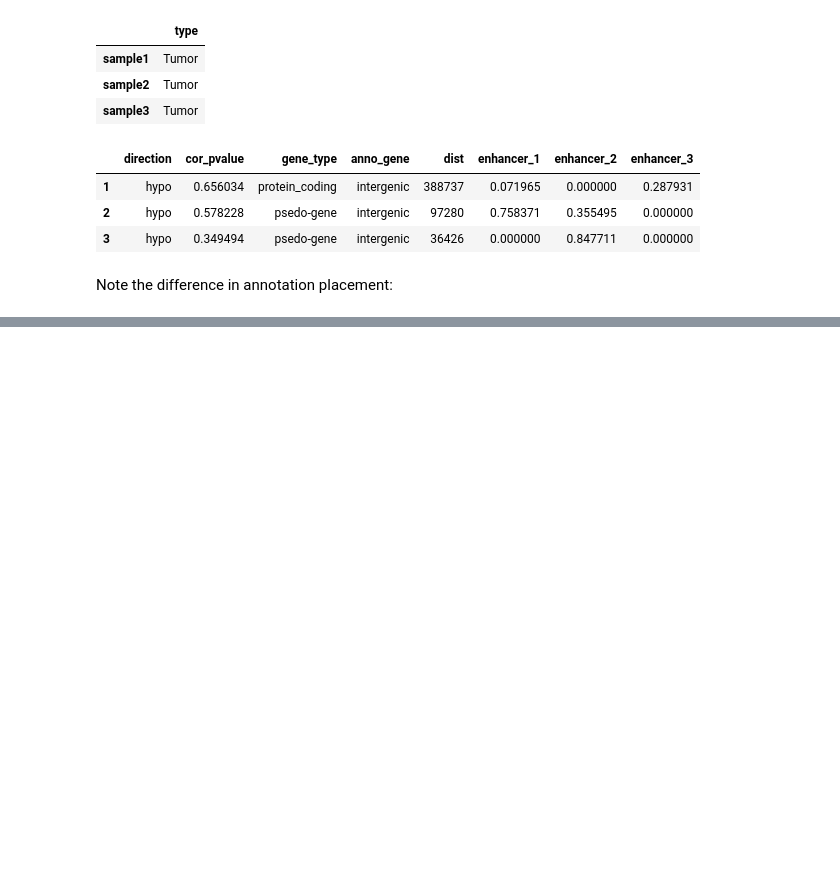
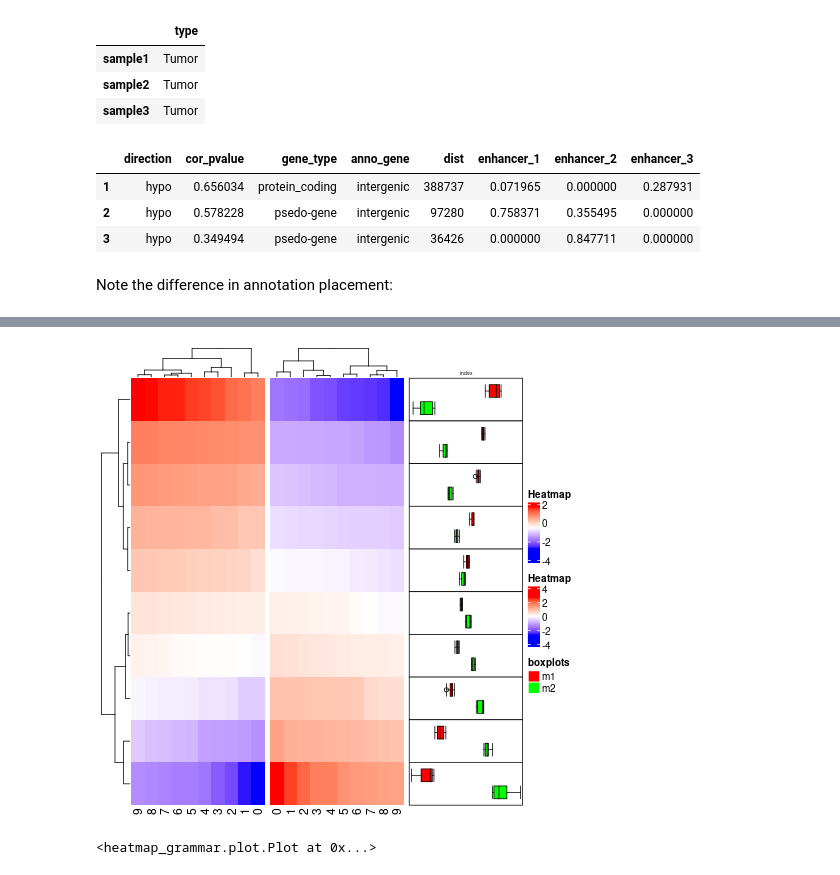
Before and after one commit to krassowski/rpy2-complex-heatmap-grammar, a Jupyter notebook: Examples.ipynb, the cells around one changed output, grey strips where cells are left out. Drawn from its saved outputs; the diff is of its cells as text; code cells hidden in the pictures; blank space fills up the shorter version.

```diff
--- a/Examples.ipynb
+++ b/Examples.ipynb
@@ -686,0 +710,23 @@ R[write to console]: Loading required namespace: gridtext
+# %%
+m1 = pd.DataFrame(
+    np.sort(
+        np.random.normal(size=100)
+    )
+    .reshape((10, 10))
+)
+m2 = pd.DataFrame(
+    np.sort(
+        np.random.normal(size=100)
+    )
+    [::-1]
+    .reshape((10, 10))
+)
+# %%
+index = m1[[]].reset_index()
+# %%
+rg = np.array([
+    min(m1.values.min(), m2.values.min()),
+    max(m1.values.max(), m2.values.max())
+])
+rg[0] = rg[0] - (rg[1] - rg[0]) * 0.02
+rg[1] = rg[1] + (rg[1] - rg[0]) * 0.02
@@ -686,0 +781,22 @@ R[write to console]: Loading required namespace: gridtext
+# %%
+(
+    Plot()
+    + Heatmap(m1)
+    + Heatmap(m2)
+    + RowAnnotation(index, width=unit(4, 'cm'))
+    + Annotation(
+        geom=multiple_boxplot,
+        mapping=aes(value='index')
+    )
+    + HeatmapTheme(
+        annotation_legend_list=[
+            legend_discrete(
+                base.c(m1='red', m2='green'),
+                title='boxplots'
+            )
+        ]
+    )
+)
+# %% [output]
+[figure, added]
+<heatmap_grammar.plot.Plot at 0x...>
```
Also changed, not shown: parts of 14 cells of this notebook.
